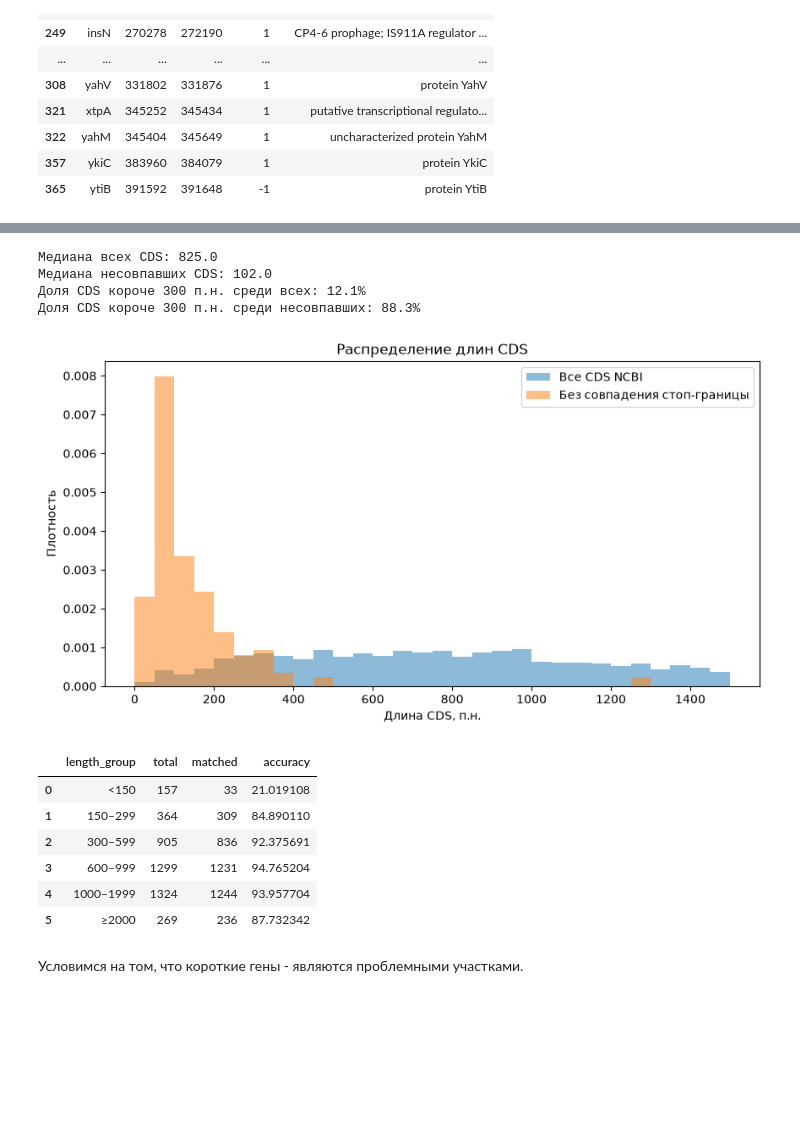
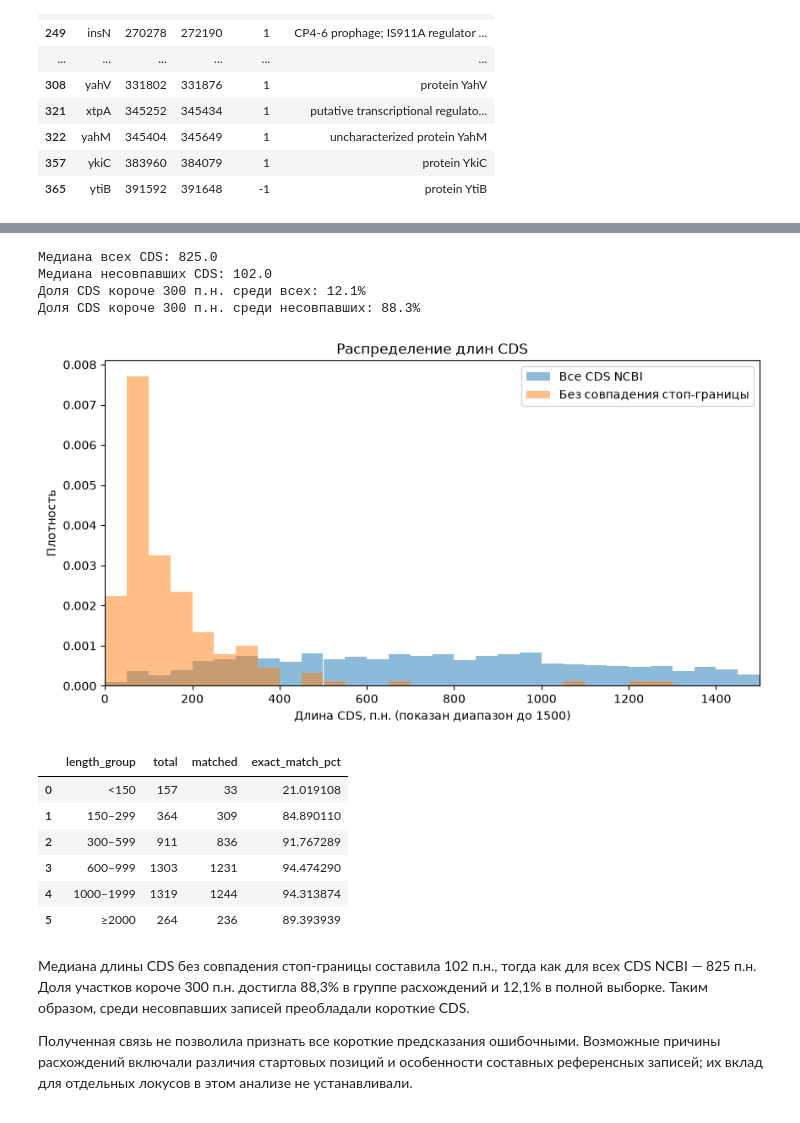
Before and after one commit to dankasokol/Genome-annotation-E.coli-K12, a Jupyter notebook: notebooks/01_genome_exploration.ipynb, the cells around one changed output, grey strips where cells are left out. Saved outputs shown, nothing was run; the diff lists cells and outputs as text; code cells hidden in the pictures; blank space fills up the shorter version.

```diff
--- a/notebooks/01_genome_exploration.ipynb
+++ b/notebooks/01_genome_exploration.ipynb
@@ -33,0 +29,16 @@ print("Файл найден:", genome_path.exists())
+# %%
+import os
+
+# Ищем корень проекта при запуске из notebooks, проекта или общей рабочей папки.
+configured_root = os.environ.get("GENOME_ANNOTATION_PROJECT_ROOT")
+if configured_root:
+    project_dir = Path(configured_root).expanduser().resolve()
+else:
+    candidates = [candidate for base in (Path.cwd(), *Path.cwd().parents)
+                  for candidate in (base, base / "projects/genome_annotation")]
+    project_dir = next((p for p in candidates if (p / "data/raw/genome.fna").is_file()), None)
+if project_dir is None or not (project_dir / "data/raw/genome.fna").is_file():
+    raise FileNotFoundError("Откройте ноутбук из папки проекта или задайте GENOME_ANNOTATION_PROJECT_ROOT")
+
+genome_path = project_dir / "data/raw/genome.fna"
+print("Папка проекта:", project_dir)
@@ -168,0 +165,9 @@ print("Количество аннотированных элементов:",le
+# %%
+reference_path = project_dir / "data/processed/NC_000913.3.gbk"
+reference = SeqIO.read(reference_path, "genbank")
+
+same = str(record.seq).upper() == str(reference.seq).upper()
+print("Референс:", reference.id)
+print("Длина референса:", len(reference.seq))
+print("Полное совпадение последовательностей:", same)
+assert same, "Для координатного сравнения нужен референс с той же последовательностью"
@@ -168,0 +188,4 @@ print("Количество аннотированных элементов:",le
+# %%
+annotated_genome = reference
+print("Организм:", annotated_genome.annotations["organism"])
+print("Количество записей признаков:", len(annotated_genome.features))
@@ -197,6 +229,8 @@ for feature in annotated_genome.features:
         "start": int(feature.location.start) + 1,
         "end": int(feature.location.end),
         "strand": feature.location.strand,
+        "length_nt": len(feature.location),
+        "is_compound": len(feature.location.parts) > 1,
         "product": feature.qualifiers.get("product", ["unknown"])[0]
     })
 
@@ -559,13 +601,13 @@ import numpy as np
 import matplotlib.pyplot as plt
 
 # Длина CDS из NCBI
-ref["length"] = ref["end"] - ref["start"] + 1
+ref["length"] = ref["length_nt"]
 
 # Все CDS референса
 all_lengths = ref["length"]
 
 # CDS без совпадения стоп-границы
-unmatched_ref["length"] = (unmatched_ref["end"] - unmatched_ref["start"] + 1)
+unmatched_ref["length"] = unmatched_ref["length_nt"]
 
 unmatched_lengths = unmatched_ref["length"]
 
@@ -583,36 +625,37 @@ print(
 )
 
 plt.figure(figsize=(10, 5))
 
-bins = np.arange(0, 1501, 50)
+bins = np.arange(0, int(all_lengths.max()) + 51, 50)
 
 plt.hist(
     all_lengths,
     bins=bins,
     density=True,
     alpha=0.5,
     label="Все CDS NCBI"
 )
 
 plt.hist(
     unmatched_lengths,
     bins=bins,
     density=True,
     alpha=0.5,
     label="Без совпадения стоп-границы"
 )
 
-plt.xlabel("Длина CDS, п.н.")
+plt.xlim(0, 1500)
+plt.xlabel("Длина CDS, п.н. (показан диапазон до 1500)")
 plt.ylabel("Плотность")
 plt.title("Распределение длин CDS")
 plt.legend()
 plt.show()
 # %% [output]
 Медиана всех CDS: 825.0
 Медиана несовпавших CDS: 102.0
 Доля CDS короче 300 п.н. среди всех: 12.1%
 Доля CDS короче 300 п.н. среди несовпавших: 88.3%
-[figure, old version]
+[figure, new version]
 # %%
 ref["exact_match"] = [
     (start, end, strand) in prodigal_coords
@@ -639,21 +682,27 @@ quality_by_length = (
     .agg(
         total=("exact_match", "size"),
         matched=("exact_match", "sum"),
-        accuracy=("exact_match", "mean")
+        exact_match_pct=("exact_match", "mean")
     )
     .reset_index()
 )
 
-quality_by_length["accuracy"] *= 100
+quality_by_length["exact_match_pct"] *= 100
 
 display(quality_by_length)
 # %% [output]
-|  | length_group | total | matched | accuracy |
+|  | length_group | total | matched | exact_match_pct |
 | 0 | <150 | 157 | 33 | 21.019108 |
 | 1 | 150–299 | 364 | 309 | 84.890110 |
-| 2 | 300–599 | 905 | 836 | 92.375691 |
-| 3 | 600–999 | 1299 | 1231 | 94.765204 |
-| 4 | 1000–1999 | 1324 | 1244 | 93.957704 |
-| 5 | ≥2000 | 269 | 236 | 87.732342 |
+| 2 | 300–599 | 911 | 836 | 91.767289 |
+| 3 | 600–999 | 1303 | 1231 | 94.474290 |
+| 4 | 1000–1999 | 1319 | 1244 | 94.313874 |
+| 5 | ≥2000 | 264 | 236 | 89.393939 |
-# %% [markdown]
-Условимся на том, что короткие гены - являются проблемными участками.
+# %% [markdown]
+<div style="line-height: 1.8;">
+
+Медиана длины CDS без совпадения стоп-границы составила 102 п.н., тогда как для всех CDS NCBI — 825 п.н. Доля участков короче 300 п.н. достигла 88,3% в группе расхождений и 12,1% в полной выборке. Таким образом, среди несовпавших записей преобладали короткие CDS.
+
+Полученная связь не позволила признать все короткие предсказания ошибочными. Возможные причины расхождений включали различия стартовых позиций и особенности составных референсных записей; их вклад для отдельных локусов в этом анализе не устанавливали.
+
+</div>
```
Also changed, not shown: parts of 29 cells of this notebook, 34 other files.
